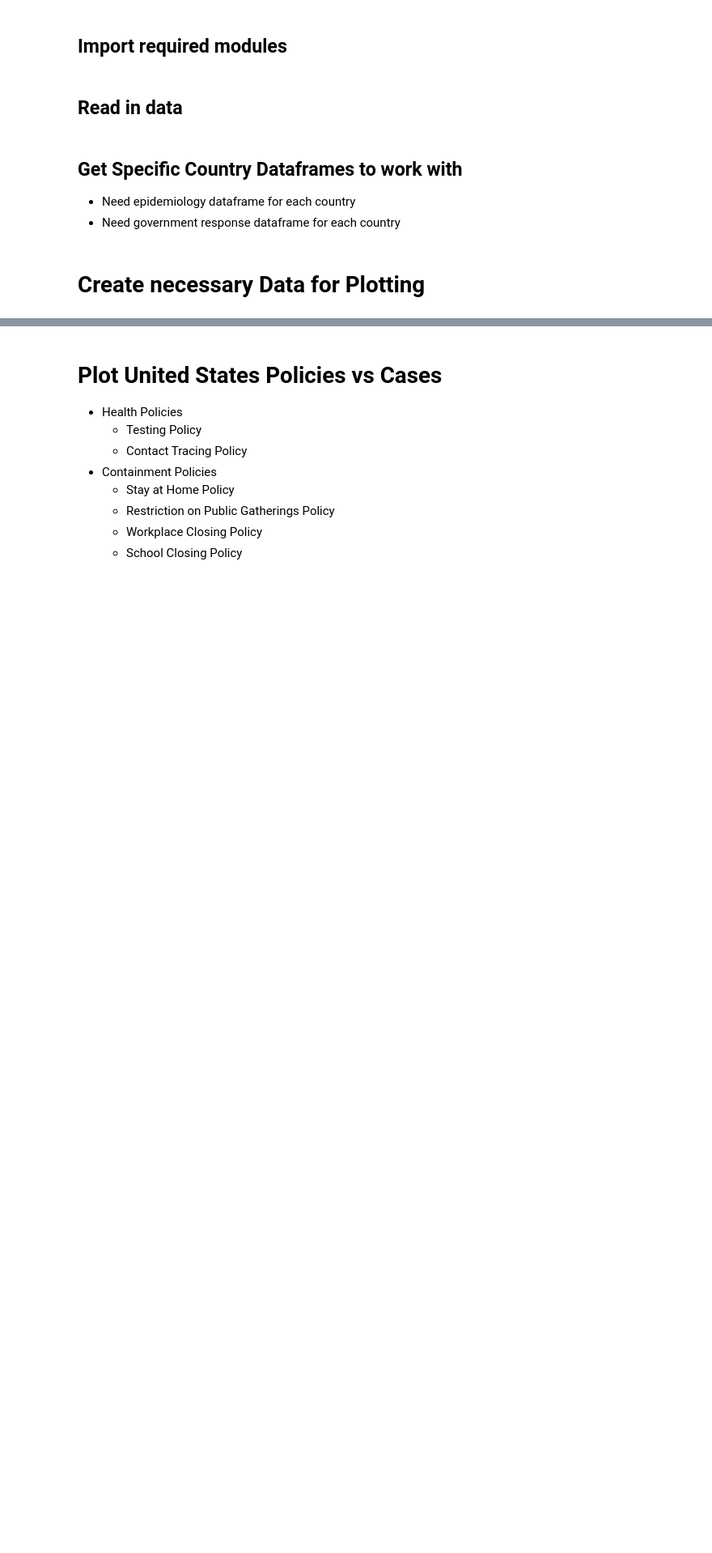
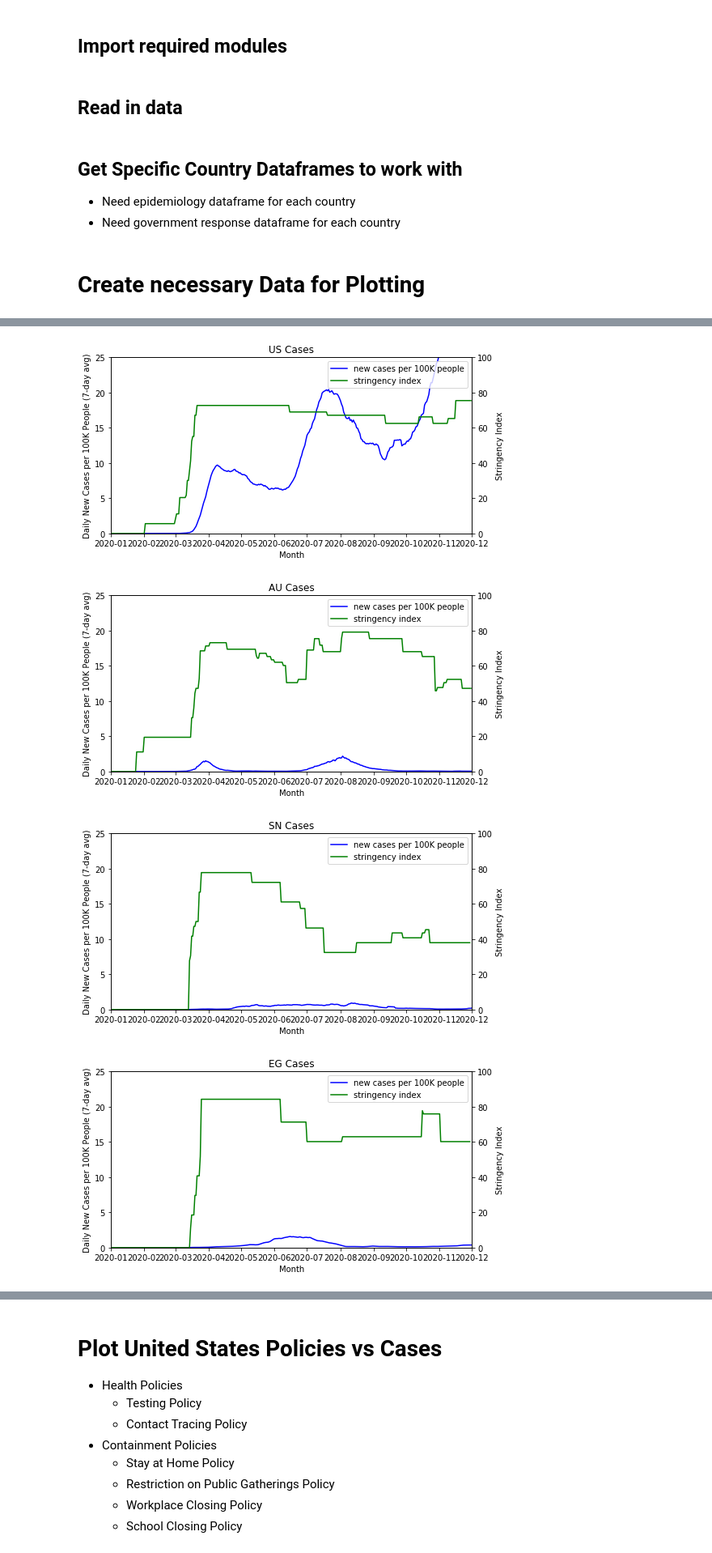
Before and after one commit to UCSD-ECE143-2020FALL-TEAM24/CovidPolicyAnalysis, a Jupyter notebook: ECE 143 COVID-19 Government Policy Analysis.ipynb, the cells around one changed output, grey strips where cells are left out. Shown at 81% size. Drawn from its saved outputs; the diff is of its cells as text; code cells hidden in the pictures; blank space fills up the shorter version.

```diff
--- a/ECE 143 COVID-19 Government Policy Analysis.ipynb
+++ b/ECE 143 COVID-19 Government Policy Analysis.ipynb
@@ -324,0 +428,9 @@ RU containment index:  56.842507645259936
+# %%
+for i in range(len(country_code)):
+    cc1 = country_code[i][0]
+    plot_stringency_index(globals()["{0}_epi_df".format(cc1)], globals()["{0}_gr_df".format(cc1)], globals()["{0}_demo_df".format(cc1)], cc1)
+# %% [output]
+[figure, added]
+[figure, added]
+[figure, added]
+[figure, added]
```
Also changed, not shown: parts of 18 cells of this notebook.
